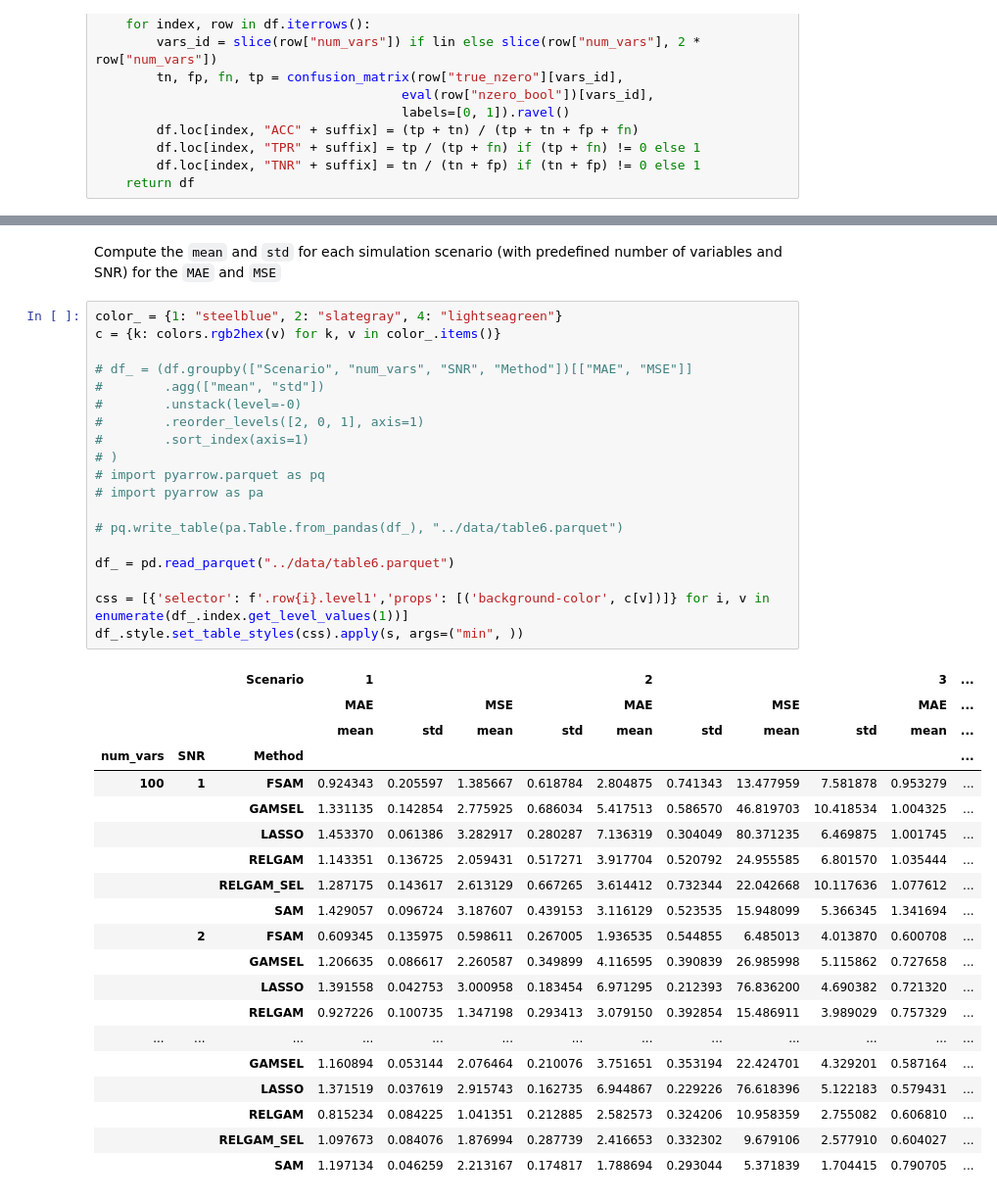
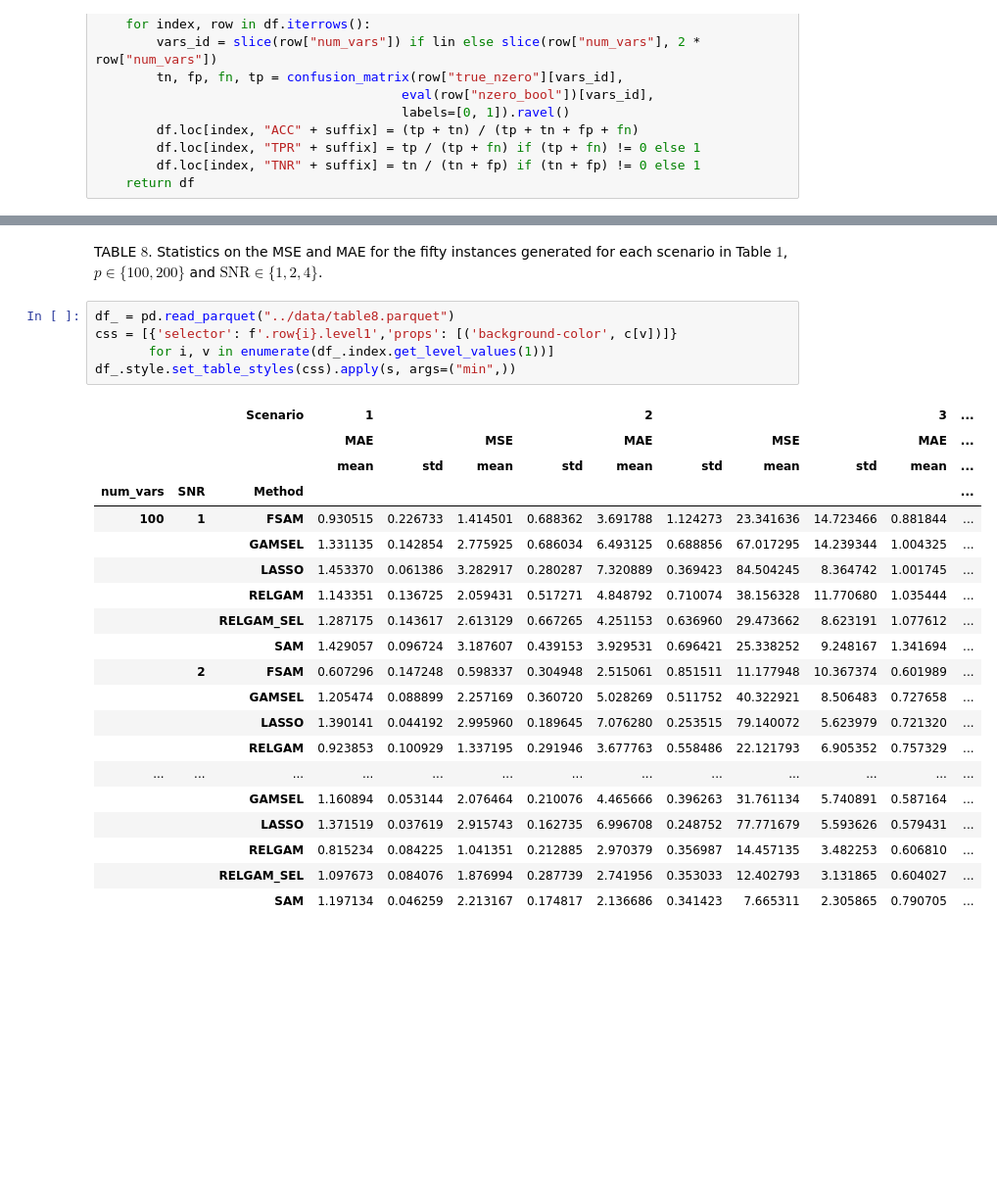
Before and after one commit to ManuelNavarroGarcia/fsam_paper, a Jupyter notebook: fsam_paper/tables.ipynb, the cells around one changed output, grey strips where cells are left out. Shown at 98% size. Saved outputs shown, nothing was run; the diff lists cells and outputs as text; blank space fills up the shorter version.

```diff
--- a/fsam_paper/tables.ipynb
+++ b/fsam_paper/tables.ipynb
@@ -306,46 +194,32 @@ df_.style.set_table_styles(css).apply(s, args=("max",))
 |  |  | RELGAM | 0.895600 | 0.895600 | 1.000000 | 0.919900 | 0.919900 | 1.000000 |
 |  |  | RELGAM_SEL | 0.923600 | 0.923600 | 1.000000 | 0.964600 | 0.964600 | 1.000000 |
 |  |  | SAM | 0.690000 | 0.690000 | 1.000000 | 0.807800 | 0.807800 | 1.000000 |
-# %% [markdown]
-Compute the `mean` and `std` for each simulation scenario (with predefined
-number of variables and SNR) for the `MAE` and `MSE`
+# %% [markdown]
+TABLE $8$. Statistics on the MSE and MAE for the fifty instances generated for each
+scenario in Table $1$, $p\in\{100,200\}$ and $\text{SNR}\in\{1,2,4\}$.
 # %%
-color_ = {1: "steelblue", 2: "slategray", 4: "lightseagreen"}
-c = {k: colors.rgb2hex(v) for k, v in color_.items()}
-
-# df_ = (df.groupby(["Scenario", "num_vars", "SNR", "Method"])[["MAE", "MSE"]]
-#        .agg(["mean", "std"])
-#        .unstack(level=-0)
-#        .reorder_levels([2, 0, 1], axis=1)
-#        .sort_index(axis=1)
-# )
-# import pyarrow.parquet as pq
-# import pyarrow as pa
-
-# pq.write_table(pa.Table.from_pandas(df_), "../data/table6.parquet")
-
-df_ = pd.read_parquet("../data/table6.parquet")
-
-css = [{'selector': f'.row{i}.level1','props': [('background-color', c[v])]} for i, v in enumerate(df_.index.get_level_values(1))]
-df_.style.set_table_styles(css).apply(s, args=("min", ))
+df_ = pd.read_parquet("../data/table8.parquet")
+css = [{'selector': f'.row{i}.level1','props': [('background-color', c[v])]}
+       for i, v in enumerate(df_.index.get_level_values(1))]
+df_.style.set_table_styles(css).apply(s, args=("min",))
 # %% [output]
 |  |  | Scenario | 1 |  |  |  | 2 |  |  |  | 3 | ... |
 |  |  |  | MAE |  | MSE |  | MAE |  | MSE |  | MAE | ... |
 |  |  |  | mean | std | mean | std | mean | std | mean | std | mean | ... |
 | num_vars | SNR | Method |  |  |  |  |  |  |  |  |  | ... |
-| 100 | 1 | FSAM | 0.924343 | 0.205597 | 1.385667 | 0.618784 | 2.804875 | 0.741343 | 13.477959 | 7.581878 | 0.953279 | ... |
-|  |  | GAMSEL | 1.331135 | 0.142854 | 2.775925 | 0.686034 | 5.417513 | 0.586570 | 46.819703 | 10.418534 | 1.004325 | ... |
-|  |  | LASSO | 1.453370 | 0.061386 | 3.282917 | 0.280287 | 7.136319 | 0.304049 | 80.371235 | 6.469875 | 1.001745 | ... |
-|  |  | RELGAM | 1.143351 | 0.136725 | 2.059431 | 0.517271 | 3.917704 | 0.520792 | 24.955585 | 6.801570 | 1.035444 | ... |
-|  |  | RELGAM_SEL | 1.287175 | 0.143617 | 2.613129 | 0.667265 | 3.614412 | 0.732344 | 22.042668 | 10.117636 | 1.077612 | ... |
-|  |  | SAM | 1.429057 | 0.096724 | 3.187607 | 0.439153 | 3.116129 | 0.523535 | 15.948099 | 5.366345 | 1.341694 | ... |
-|  | 2 | FSAM | 0.609345 | 0.135975 | 0.598611 | 0.267005 | 1.936535 | 0.544855 | 6.485013 | 4.013870 | 0.600708 | ... |
-|  |  | GAMSEL | 1.206635 | 0.086617 | 2.260587 | 0.349899 | 4.116595 | 0.390839 | 26.985998 | 5.115862 | 0.727658 | ... |
-|  |  | LASSO | 1.391558 | 0.042753 | 3.000958 | 0.183454 | 6.971295 | 0.212393 | 76.836200 | 4.690382 | 0.721320 | ... |
-|  |  | RELGAM | 0.927226 | 0.100735 | 1.347198 | 0.293413 | 3.079150 | 0.392854 | 15.486911 | 3.989029 | 0.757329 | ... |
+| 100 | 1 | FSAM | 0.930515 | 0.226733 | 1.414501 | 0.688362 | 3.691788 | 1.124273 | 23.341636 | 14.723466 | 0.881844 | ... |
+|  |  | GAMSEL | 1.331135 | 0.142854 | 2.775925 | 0.686034 | 6.493125 | 0.688856 | 67.017295 | 14.239344 | 1.004325 | ... |
+|  |  | LASSO | 1.453370 | 0.061386 | 3.282917 | 0.280287 | 7.320889 | 0.369423 | 84.504245 | 8.364742 | 1.001745 | ... |
+|  |  | RELGAM | 1.143351 | 0.136725 | 2.059431 | 0.517271 | 4.848792 | 0.710074 | 38.156328 | 11.770680 | 1.035444 | ... |
+|  |  | RELGAM_SEL | 1.287175 | 0.143617 | 2.613129 | 0.667265 | 4.251153 | 0.636960 | 29.473662 | 8.623191 | 1.077612 | ... |
+|  |  | SAM | 1.429057 | 0.096724 | 3.187607 | 0.439153 | 3.929531 | 0.696421 | 25.338252 | 9.248167 | 1.341694 | ... |
+|  | 2 | FSAM | 0.607296 | 0.147248 | 0.598337 | 0.304948 | 2.515061 | 0.851511 | 11.177948 | 10.367374 | 0.601989 | ... |
+|  |  | GAMSEL | 1.205474 | 0.088899 | 2.257169 | 0.360720 | 5.028269 | 0.511752 | 40.322921 | 8.506483 | 0.727658 | ... |
+|  |  | LASSO | 1.390141 | 0.044192 | 2.995960 | 0.189645 | 7.076280 | 0.253515 | 79.140072 | 5.623979 | 0.721320 | ... |
+|  |  | RELGAM | 0.923853 | 0.100929 | 1.337195 | 0.291946 | 3.677763 | 0.558486 | 22.121793 | 6.905352 | 0.757329 | ... |
 | ... | ... | ... | ... | ... | ... | ... | ... | ... | ... | ... | ... | ... |
-|  |  | GAMSEL | 1.160894 | 0.053144 | 2.076464 | 0.210076 | 3.751651 | 0.353194 | 22.424701 | 4.329201 | 0.587164 | ... |
-|  |  | LASSO | 1.371519 | 0.037619 | 2.915743 | 0.162735 | 6.944867 | 0.229226 | 76.618396 | 5.122183 | 0.579431 | ... |
-|  |  | RELGAM | 0.815234 | 0.084225 | 1.041351 | 0.212885 | 2.582573 | 0.324206 | 10.958359 | 2.755082 | 0.606810 | ... |
-|  |  | RELGAM_SEL | 1.097673 | 0.084076 | 1.876994 | 0.287739 | 2.416653 | 0.332302 | 9.679106 | 2.577910 | 0.604027 | ... |
-|  |  | SAM | 1.197134 | 0.046259 | 2.213167 | 0.174817 | 1.788694 | 0.293044 | 5.371839 | 1.704415 | 0.790705 | ... |
+|  |  | GAMSEL | 1.160894 | 0.053144 | 2.076464 | 0.210076 | 4.465666 | 0.396263 | 31.761134 | 5.740891 | 0.587164 | ... |
+|  |  | LASSO | 1.371519 | 0.037619 | 2.915743 | 0.162735 | 6.996708 | 0.248752 | 77.771679 | 5.593626 | 0.579431 | ... |
+|  |  | RELGAM | 0.815234 | 0.084225 | 1.041351 | 0.212885 | 2.970379 | 0.356987 | 14.457135 | 3.482253 | 0.606810 | ... |
+|  |  | RELGAM_SEL | 1.097673 | 0.084076 | 1.876994 | 0.287739 | 2.741956 | 0.353033 | 12.402793 | 3.131865 | 0.604027 | ... |
+|  |  | SAM | 1.197134 | 0.046259 | 2.213167 | 0.174817 | 2.136686 | 0.341423 | 7.665311 | 2.305865 | 0.790705 | ... |
```
Also changed, not shown: parts of 44 cells of this notebook, 39 other files.
